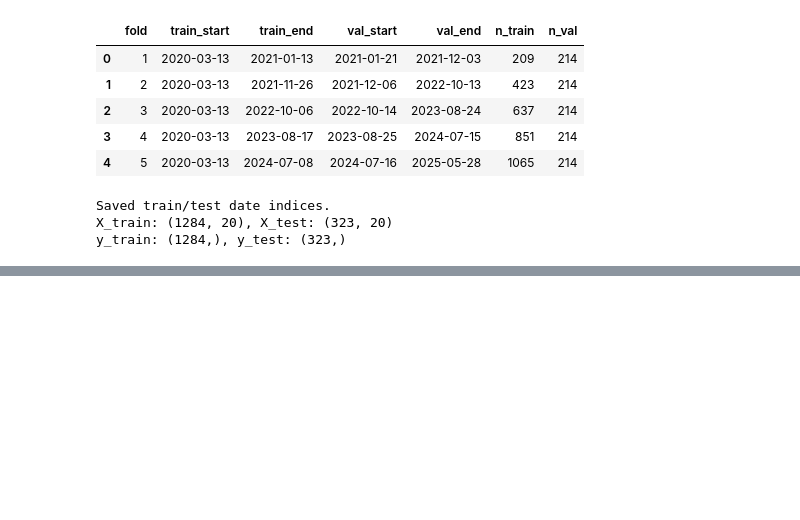
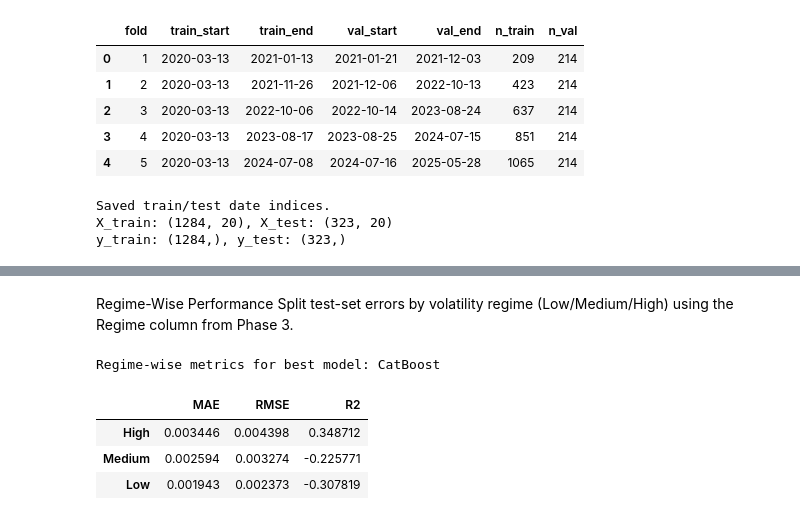
Before and after one commit to denny-labs/mini_project, a Jupyter notebook: notebooks/04_model_training.ipynb, the cells around one changed output, grey strips where cells are left out. Saved outputs shown, nothing was run; the diff lists cells and outputs as text; code cells hidden in the pictures; blank space fills up the shorter version.

```diff
--- a/notebooks/04_model_training.ipynb
+++ b/notebooks/04_model_training.ipynb
@@ -230,0 +520,18 @@ y_train: (1284,), y_test: (323,)
+# %% [markdown]
+Regime-Wise Performance
+Split test-set errors by volatility regime (Low/Medium/High) using the Regime column from Phase 3.
+# %%
+# regime wise metrics
+
+best_model_name = comparison.iloc[0]['Model']
+best_pred = results[best_model_name]['y_pred']
+
+regime_table = regime_wise_metrics(y_test, best_pred, test_df['Regime'])
+print(f"Regime-wise metrics for best model: {best_model_name}")
+display(regime_table.round(6))
+# %% [output]
+Regime-wise metrics for best model: CatBoost
+|  | MAE | RMSE | R2 |
+| High | 0.003446 | 0.004398 | 0.348712 |
+| Medium | 0.002594 | 0.003274 | -0.225771 |
+| Low | 0.001943 | 0.002373 | -0.307819 |
```
Also changed, not shown: parts of 22 cells of this notebook, 6 other files.
